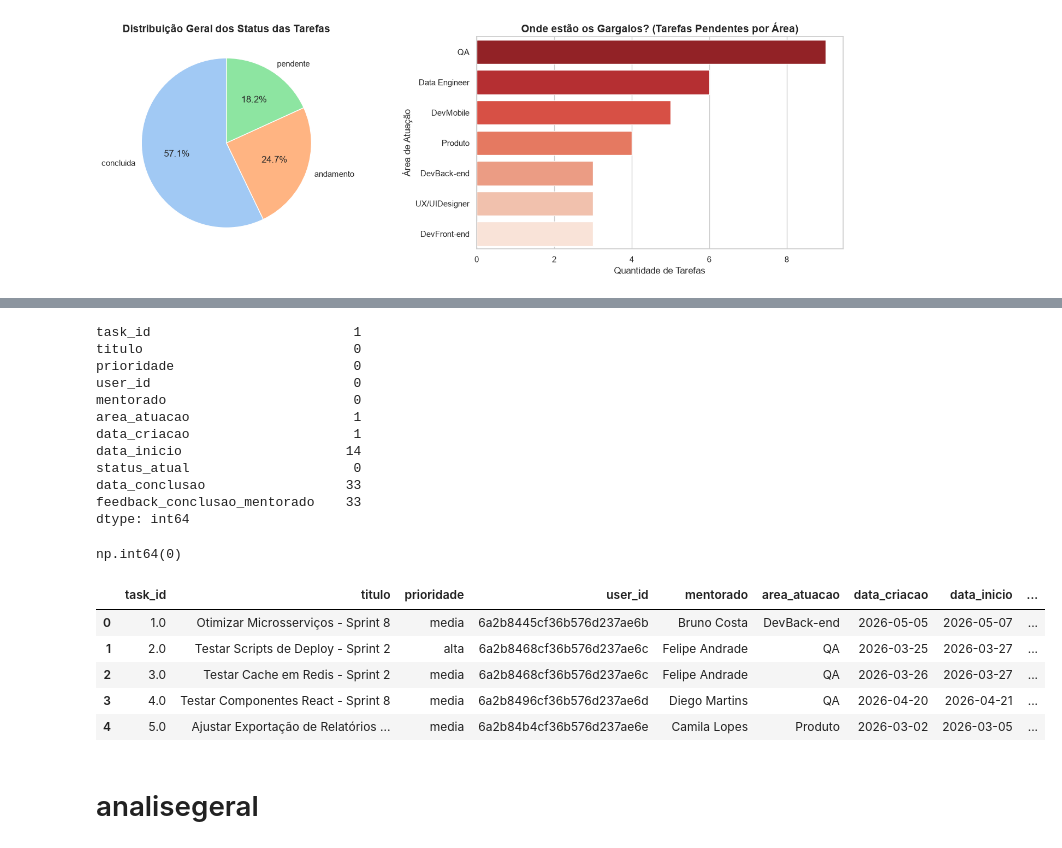
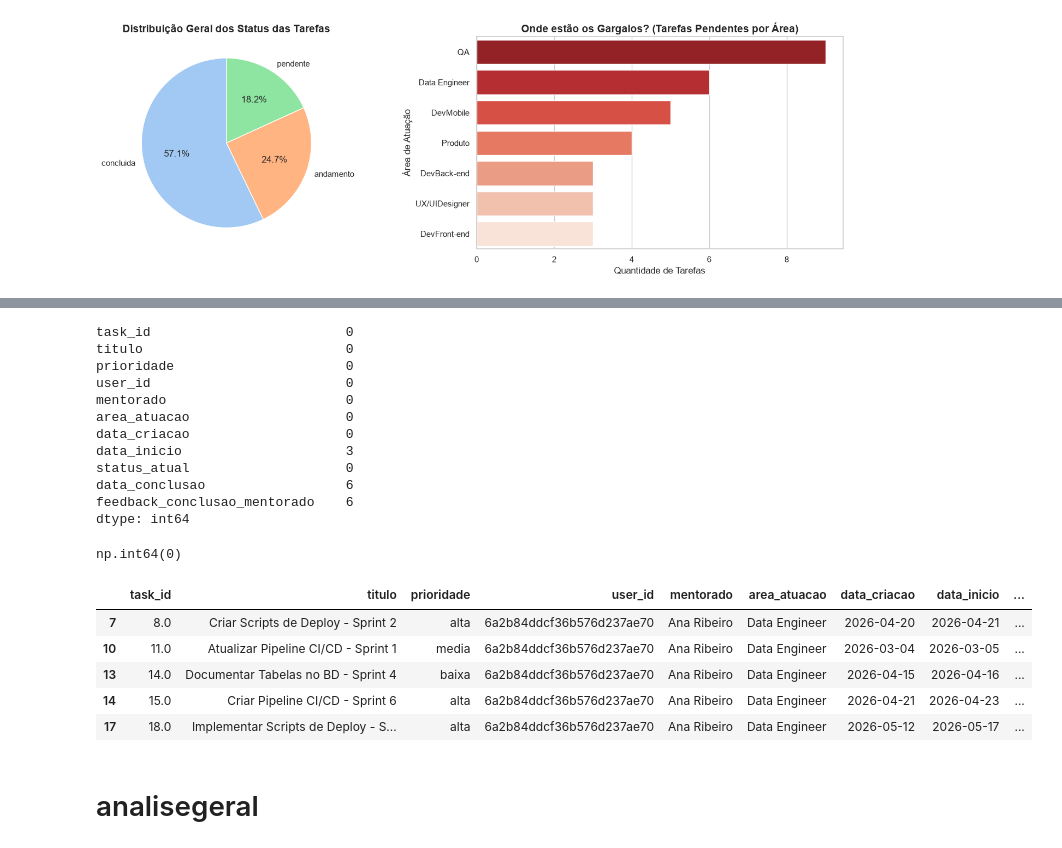
Before and after one commit to JeanCCavalcante/Projeto-Final-Formacao-Full-Stack-, a Jupyter notebook: data_analysis/notebooks/analise_unificada.ipynb, the cells around one changed output, grey strips where cells are left out. Saved outputs shown, nothing was run; the diff lists cells and outputs as text; code cells hidden in the pictures.

```diff
--- a/data_analysis/notebooks/analise_unificada.ipynb
+++ b/data_analysis/notebooks/analise_unificada.ipynb
@@ -240,4 +201,0 @@ memory usage: 10.4+ KB
-# %%
-#conversao de valores para tipos adequados
-tabela['task_id'] = tabela['task_id'].astype('object')
-print(f"Coluna 'task_id' convertida para o tipo '{tabela['task_id'].dtype}'")
@@ -275,19 +237,19 @@ tabela.head()
 # %%
-tabela.drop(columns=['descricao', 'mentor_responsavel', 'createdAt','updatedAt','__v', '_id'], inplace=True, errors='ignore')
+mentorada.drop(columns=['descricao', 'mentor_responsavel', 'createdAt','updatedAt','__v', '_id'], inplace=True, errors='ignore')
 # %%
 ##como temos valores nulos de data de inicio e data de  conclusao q estao nulos, estamos falando de atividades que não foram concluidas/iniadas
-tabela.isnull().sum()
+mentorada.isnull().sum()
 # %% [output]
-task_id                          1
-titulo                           0
-prioridade                       0
-user_id                          0
-mentorado                        0
-area_atuacao                     1
-data_criacao                     1
-data_inicio                     14
-status_atual                     0
-data_conclusao                  33
-feedback_conclusao_mentorado    33
+task_id                         0
+titulo                          0
+prioridade                      0
+user_id                         0
+mentorado                       0
+area_atuacao                    0
+data_criacao                    0
+data_inicio                     3
+status_atual                    0
+data_conclusao                  6
+feedback_conclusao_mentorado    6
 dtype: int64
 # %%
@@ -295,14 +257,14 @@ tabela.duplicated().sum()
 # %% [output]
 np.int64(0)
 # %%
-tabela.head()
+mentorada.head()
 # %% [output]
 |  | task_id | titulo | prioridade | user_id | mentorado | area_atuacao | data_criacao | data_inicio | ... |
-| 0 | 1.0 | Otimizar Microsserviços - Sprint 8 | media | 6a2b8445cf36b576d237ae6b | Bruno Costa | DevBack-end | 2026-05-05 | 2026-05-07 | ... |
-| 1 | 2.0 | Testar Scripts de Deploy - Sprint 2 | alta | 6a2b8468cf36b576d237ae6c | Felipe Andrade | QA | 2026-03-25 | 2026-03-27 | ... |
-| 2 | 3.0 | Testar Cache em Redis - Sprint 2 | media | 6a2b8468cf36b576d237ae6c | Felipe Andrade | QA | 2026-03-26 | 2026-03-27 | ... |
-| 3 | 4.0 | Testar Componentes React - Sprint 8 | media | 6a2b8496cf36b576d237ae6d | Diego Martins | QA | 2026-04-20 | 2026-04-21 | ... |
-| 4 | 5.0 | Ajustar Exportação de Relatórios ... | media | 6a2b84b4cf36b576d237ae6e | Camila Lopes | Produto | 2026-03-02 | 2026-03-05 | ... |
+| 7 | 8.0 | Criar Scripts de Deploy - Sprint 2 | alta | 6a2b84ddcf36b576d237ae70 | Ana Ribeiro | Data Engineer | 2026-04-20 | 2026-04-21 | ... |
+| 10 | 11.0 | Atualizar Pipeline CI/CD - Sprint 1 | media | 6a2b84ddcf36b576d237ae70 | Ana Ribeiro | Data Engineer | 2026-03-04 | 2026-03-05 | ... |
+| 13 | 14.0 | Documentar Tabelas no BD - Sprint 4 | baixa | 6a2b84ddcf36b576d237ae70 | Ana Ribeiro | Data Engineer | 2026-04-15 | 2026-04-16 | ... |
+| 14 | 15.0 | Criar Pipeline CI/CD - Sprint 6 | alta | 6a2b84ddcf36b576d237ae70 | Ana Ribeiro | Data Engineer | 2026-04-21 | 2026-04-23 | ... |
+| 17 | 18.0 | Implementar Scripts de Deploy - S... | alta | 6a2b84ddcf36b576d237ae70 | Ana Ribeiro | Data Engineer | 2026-05-12 | 2026-05-17 | ... |
 # %% [markdown]
 # analisegeral
 # %%
```
Also changed, not shown: parts of 30 cells of this notebook.
